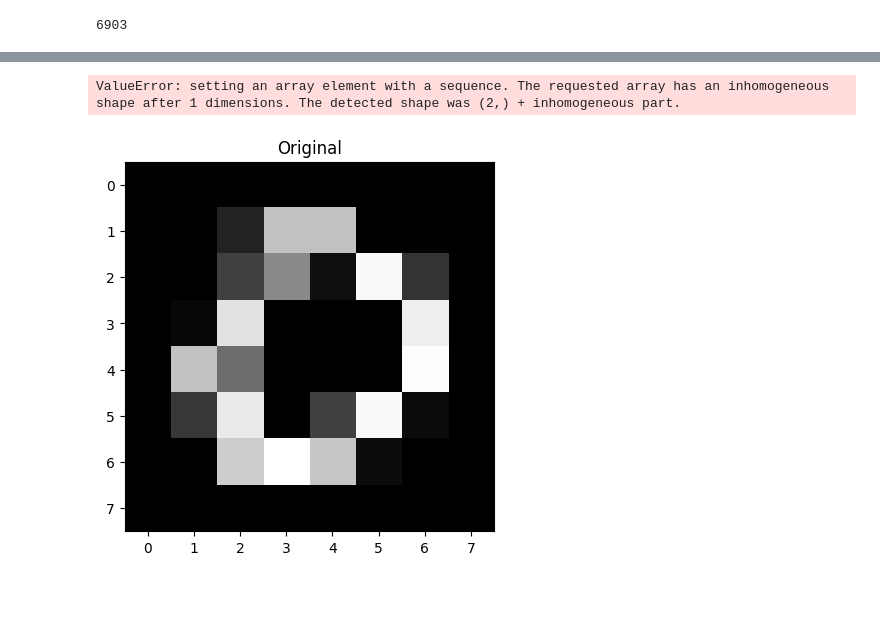
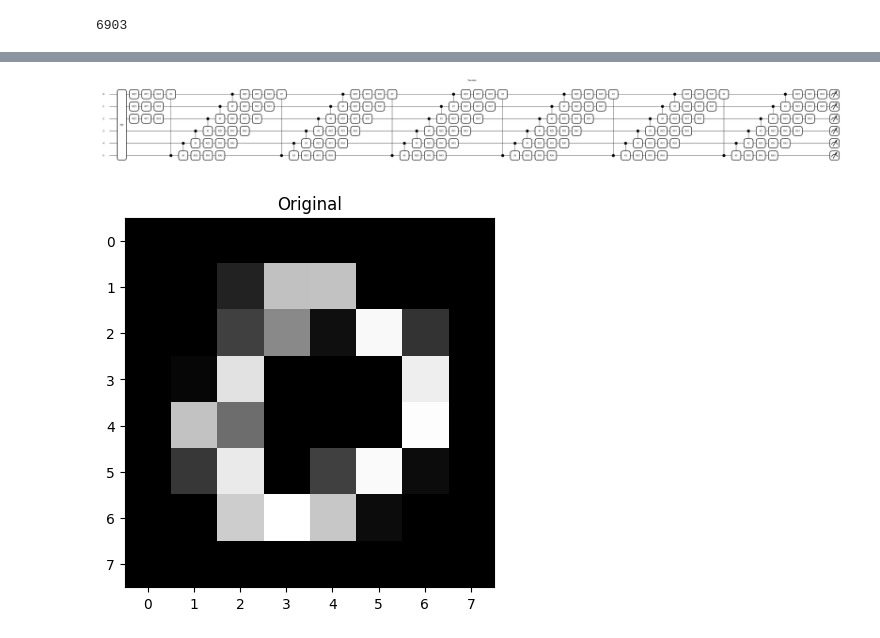
Before and after one commit to JackVittori/QML-early_exit, a Jupyter notebook: Baseline-anomaly-detection-framework.ipynb, the cells around one changed output, grey strips where cells are left out. Drawn from its saved outputs; the diff is of its cells as text; code cells hidden in the pictures; blank space fills up the shorter version.

```diff
--- a/Baseline-anomaly-detection-framework.ipynb
+++ b/Baseline-anomaly-detection-framework.ipynb
@@ -172,29 +145,29 @@ ValueError: setting an array element with a sequence. The requested array has an
 # %%
 #Decoder
 @qml.qnode(dev, interface='torch')
 def decoder(params, state):
     # Prepare initial state
     qml.QubitStateVector(state, wires=range(6))
     # Quantum circuit (encoder inverse)
     qml.adjoint(encoder_architecture)(params)
     return qml.state()
 
 def prepare_decoder_input(latent_space):
   decoder_input = np.zeros((64,), dtype=complex)
   decoder_input[-len(latent_space):] = latent_space
   # Normalize
   norm = np.linalg.norm(decoder_input)
   decoder_input = decoder_input/norm
   return torch.tensor(decoder_input)
 
 # Visualize_decoder
 qml.drawer.use_style("black_white")
-fig, ax = qml.draw_mpl(decoder)(params, train_data[0])
+fig, ax = qml.draw_mpl(decoder)(params, standard_data_test[0])
 plt.title("Decoder")
 plt.show()
 plt.close()
 # %% [output]
-ValueError: setting an array element with a sequence. The requested array has an inhomogeneous shape after 1 dimensions. The detected shape was (2,) + inhomogeneous part.
+[figure, added]
 # %%
 # Autoencoder simple use
 compression = 56 # for 3 out of 6 compressed qubits: compression = 2^5+2^4+2^3
```
Also changed, not shown: parts of 9 cells of this notebook.
